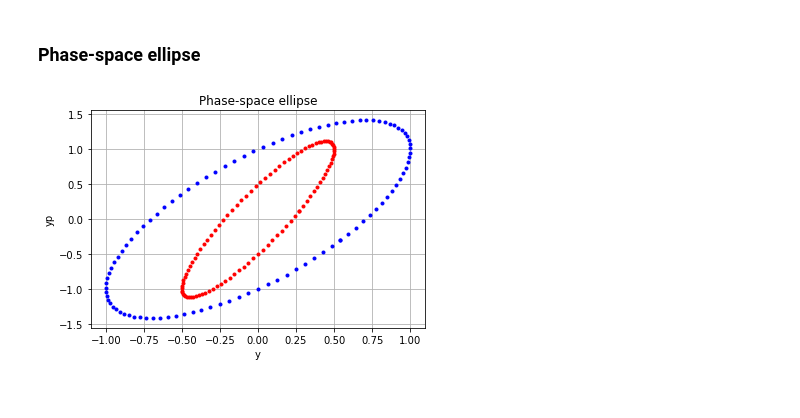
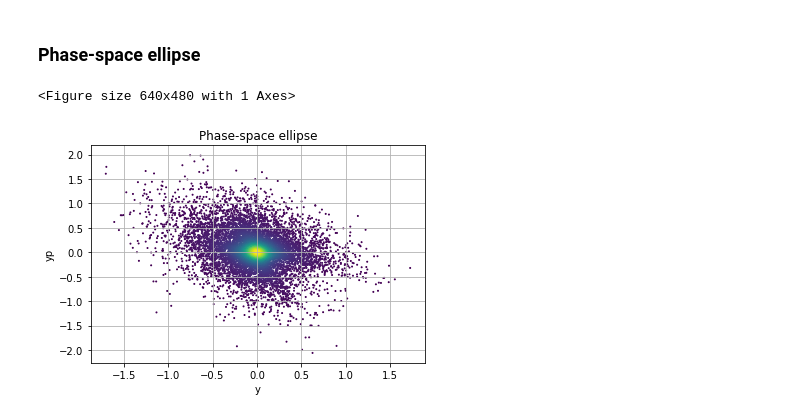
Before and after one commit to eliottjohnson/MADX-Examples-Eliott, a Jupyter notebook: Phase-space-ellipse.ipynb, the cells around one changed output. Saved outputs shown, nothing was run; the diff lists cells and outputs as text; code cells hidden in the pictures.

Commit message:
Added random amplitudes

```diff
--- a/Phase-space-ellipse.ipynb
+++ b/Phase-space-ellipse.ipynb
@@ -7,26 +7,21 @@ import math
 
 beta = 1
 phi = 1
-alpha = 1
+alpha = 0.5
 delta = np.linspace(0, 2*np.pi, 100) # Generates 30 points between 0 and 2Pi
-#a = np.random.normal(0, 0.1, 10)
-a = 1
-a2 = 0.5
+a = np.random.normal(0, 0.5, 100)
+
 
 y = np.zeros(len(delta))
 yp = np.zeros(len(delta))
-y2 = np.zeros(len(delta))
-yp2 = np.zeros(len(delta))
 
 fig, ax = plt.subplots()
 
-for i in range(len(delta)):
-    y[i] = a*math.sqrt(beta)*math.cos(phi-delta[i])
-    yp[i] = -a/math.sqrt(beta)*math.sin(phi-delta[i])+alpha*math.cos(phi-delta[i])
-    y2[i] = a2*math.sqrt(beta)*math.cos(phi-delta[i])
-    yp2[i] = -a2/math.sqrt(beta)*math.sin(phi-delta[i])+alpha*math.cos(phi-delta[i])
-ax.plot(y, yp, linestyle = 'None',marker=".", color="b")
-ax.plot(y2, yp2, linestyle = 'None',marker=".", color="r")
+for j in range(len(a)):
+    for i in range(len(delta)):
+        y[i] = a[j]*math.sqrt(beta)*math.cos(phi-delta[i])
+        yp[i] = -a[j]/math.sqrt(beta)*(math.sin(phi-delta[i])+alpha*math.cos(phi-delta[i]))
+    ax.plot(y, yp, linestyle = 'None',marker=".", color="b",alpha=0.5)
 
 
 
@@ -37,4 +32,40 @@ ax.grid()
 
 plt.show()
 # %% [output]
-[figure, removed]
+<Figure size 640x480 with 1 Axes>
+# %%
+import matplotlib.pyplot as plt
+import numpy as np
+import math
+from scipy.stats import gaussian_kde
+
+noparticles = 10000
+
+beta = 1
+phi = 1
+alpha = 0.5
+delta = np.linspace(1, 2*np.pi, noparticles)
+a = np.random.normal(0.2, 0.5, noparticles)
+
+y = np.zeros(noparticles)
+yp = np.zeros(noparticles)
+
+for i in range(noparticles):
+    y[i] = a[i]*math.sqrt(beta)*math.cos(phi-delta[i])
+    yp[i] = -a[i]/math.sqrt(beta)*(math.sin(phi-delta[i])+alpha*math.cos(phi-delta[i]))
+
+# Calculate the point density
+xy = np.vstack([y,yp])
+z = gaussian_kde(xy)(xy)
+
+# Sort the points by density, so that the densest points are plotted last
+idx = z.argsort()
+y, yp, z = y[idx], yp[idx], z[idx]
+
+fig, ax = plt.subplots()
+ax.scatter(y, yp, c=z, s=1) # c color, s= marker size
+ax.set(xlabel='y', ylabel='yp', title='Phase-space ellipse')
+ax.grid()
+plt.show()
+# %% [output]
+[figure, added]
```
